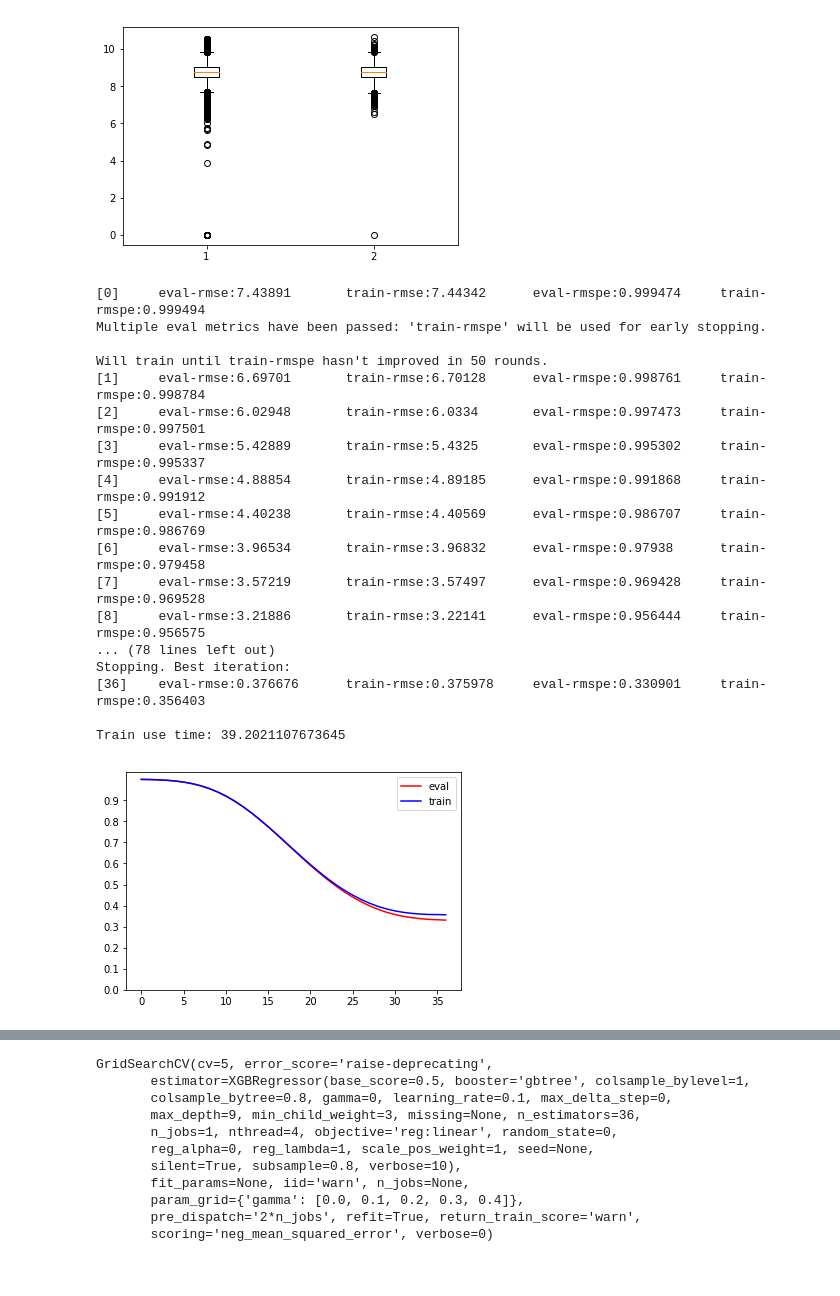
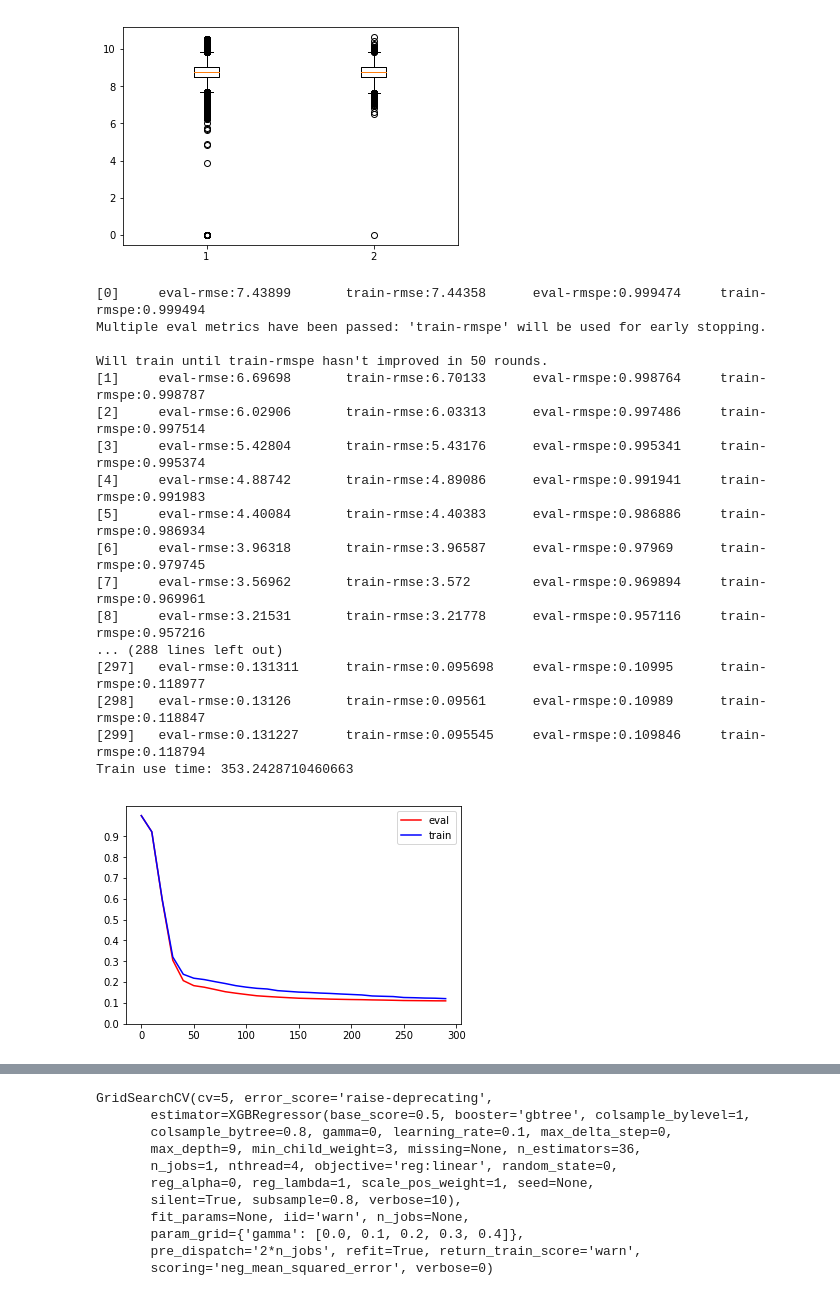
Before and after one commit to yiikai/rosman_predict, a Jupyter notebook: RosMan.ipynb, the cells around one changed output, grey strips where cells are left out. Drawn from its saved outputs; the diff is of its cells as text; code cells hidden in the pictures.

```diff
--- a/RosMan.ipynb
+++ b/RosMan.ipynb
@@ -187,7 +192,7 @@ def rmspe_xg(yhat, y):
 # %%
 params = {"objective": "reg:linear",
           "eta": 0.1,
-          "max_depth": 5,
+          "max_depth": 12,
           "min_child_weight":1,
           "gamma" :0,
           "subsample": 0.7,
@@ -207,34 +212,34 @@ gbm = xgb.train(params, dtrain, num_trees, evals=watchlist, early_stopping_round
 end = time.time()
 print("Train use time:",end-start)
 # %% [output]
-[0]     eval-rmse:7.43891       train-rmse:7.44342      eval-rmspe:0.999474     train-rmspe:0.999494
+[0]     eval-rmse:7.43899       train-rmse:7.44358      eval-rmspe:0.999474     train-rmspe:0.999494
 Multiple eval metrics have been passed: 'train-rmspe' will be used for early stopping.
 
 Will train until train-rmspe hasn't improved in 50 rounds.
-[1]     eval-rmse:6.69701       train-rmse:6.70128      eval-rmspe:0.998761     train-rmspe:0.998784
-[2]     eval-rmse:6.02948       train-rmse:6.0334       eval-rmspe:0.997473     train-rmspe:0.997501
-[3]     eval-rmse:5.42889       train-rmse:5.4325       eval-rmspe:0.995302     train-rmspe:0.995337
-[4]     eval-rmse:4.88854       train-rmse:4.89185      eval-rmspe:0.991868     train-rmspe:0.991912
-[5]     eval-rmse:4.40238       train-rmse:4.40569      eval-rmspe:0.986707     train-rmspe:0.986769
-[6]     eval-rmse:3.96534       train-rmse:3.96832      eval-rmspe:0.97938      train-rmspe:0.979458
-[7]     eval-rmse:3.57219       train-rmse:3.57497      eval-rmspe:0.969428     train-rmspe:0.969528
-[8]     eval-rmse:3.21886       train-rmse:3.22141      eval-rmspe:0.956444     train-rmspe:0.956575
-... (78 lines left out)
-Stopping. Best iteration:
-[36]    eval-rmse:0.376676      train-rmse:0.375978     eval-rmspe:0.330901     train-rmspe:0.356403
-
-Train use time: 39.2021107673645
+[1]     eval-rmse:6.69698       train-rmse:6.70133      eval-rmspe:0.998764     train-rmspe:0.998787
+[2]     eval-rmse:6.02906       train-rmse:6.03313      eval-rmspe:0.997486     train-rmspe:0.997514
+[3]     eval-rmse:5.42804       train-rmse:5.43176      eval-rmspe:0.995341     train-rmspe:0.995374
+[4]     eval-rmse:4.88742       train-rmse:4.89086      eval-rmspe:0.991941     train-rmspe:0.991983
+[5]     eval-rmse:4.40084       train-rmse:4.40383      eval-rmspe:0.986886     train-rmspe:0.986934
+[6]     eval-rmse:3.96318       train-rmse:3.96587      eval-rmspe:0.97969      train-rmspe:0.979745
+[7]     eval-rmse:3.56962       train-rmse:3.572        eval-rmspe:0.969894     train-rmspe:0.969961
+[8]     eval-rmse:3.21531       train-rmse:3.21778      eval-rmspe:0.957116     train-rmspe:0.957216
+... (288 lines left out)
+[297]   eval-rmse:0.131311      train-rmse:0.095698     eval-rmspe:0.10995      train-rmspe:0.118977
+[298]   eval-rmse:0.13126       train-rmse:0.09561      eval-rmspe:0.10989      train-rmspe:0.118847
+[299]   eval-rmse:0.131227      train-rmse:0.095545     eval-rmspe:0.109846     train-rmspe:0.118794
+Train use time: 353.2428710460663
 # %%
-evaldata = ret['eval']['rmspe'][0:37]
-traindata = ret['train']['rmspe'][0:37]
-plt.plot(range(0,37,1),evaldata,color='red',label="eval")
-plt.plot(range(0,37,1),traindata,color='blue',label="train")
+evaldata = ret['eval']['rmspe'][0:num_trees:10]
+traindata = ret['train']['rmspe'][0:num_trees:10]
+plt.plot(range(0,num_trees,10),evaldata,color='red',label="eval")
+plt.plot(range(0,num_trees,10),traindata,color='blue',label="train")
 plt.legend(loc='best')
 y_tick = np.arange(0,1,0.1)
 plt.yticks(y_tick)
 plt.show()
 # %% [output]
-[figure, old version]
+[figure, new version]
 # %%
 from sklearn.model_selection import GridSearchCV
 from sklearn.metrics import mean_squared_error
```
Also changed, not shown: parts of 7 cells of this notebook.
